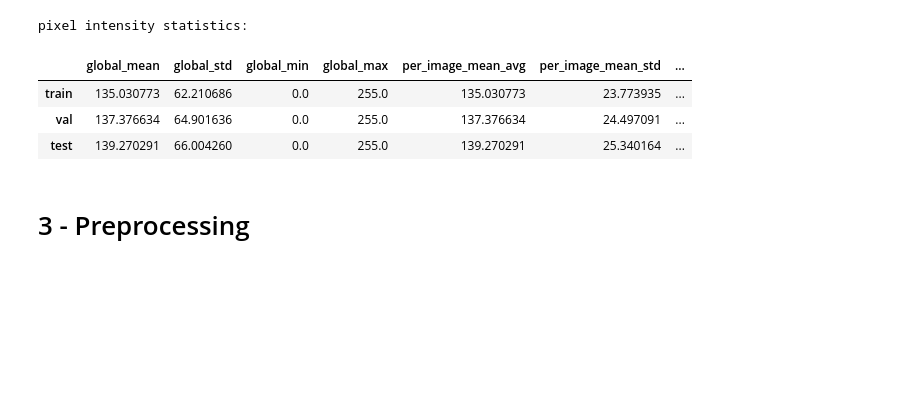
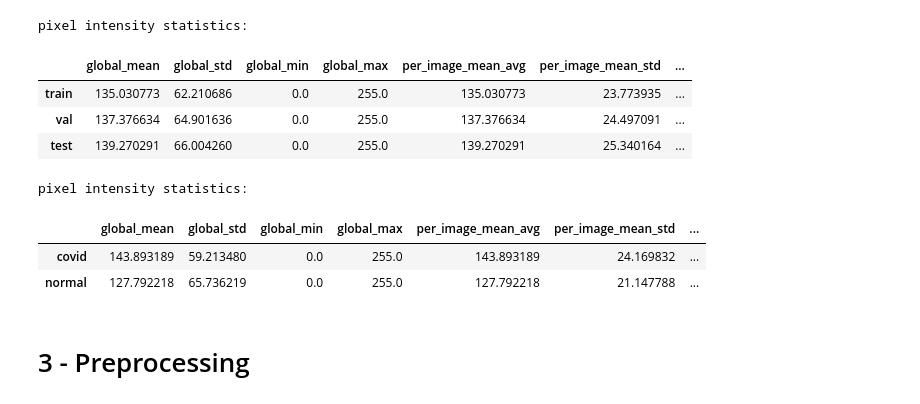
Before and after one commit to romeodetimmerman/covid-xray, a Jupyter notebook: src/data_exploration.ipynb, the cells around one changed output. Cells and saved outputs as stored; diff of their text form; code cells hidden in the pictures; blank space fills up the shorter version.

```diff
--- a/src/data_exploration.ipynb
+++ b/src/data_exploration.ipynb
@@ -193,17 +193,22 @@ pixel intensity statistics:
 # %%
 # compare summary stats across outcome classes
 covid_stats = utils.calculate_pixel_stats(
     train_covid_paths + val_covid_paths + test_covid_paths
 )
 normal_stats = utils.calculate_pixel_stats(
-    train_covid_paths + val_covid_paths + test_covid_paths
+    train_normal_paths + val_normal_paths + test_normal_paths
 )
 
 # display stats in a table
 class_stats_df = pd.DataFrame({"covid": covid_stats, "normal": normal_stats}).T
 
 print("pixel intensity statistics:")
-display(stats_df)
+display(class_stats_df)
+# %% [output]
+pixel intensity statistics:
+|  | global_mean | global_std | global_min | global_max | per_image_mean_avg | per_image_mean_std | ... |
+| covid | 143.893189 | 59.213480 | 0.0 | 255.0 | 143.893189 | 24.169832 | ... |
+| normal | 127.792218 | 65.736219 | 0.0 | 255.0 | 127.792218 | 21.147788 | ... |
 # %% [markdown]
 # 3 - Preprocessing
 # %%
```
Also changed, not shown: parts of 5 cells of this notebook, 1 other file.
